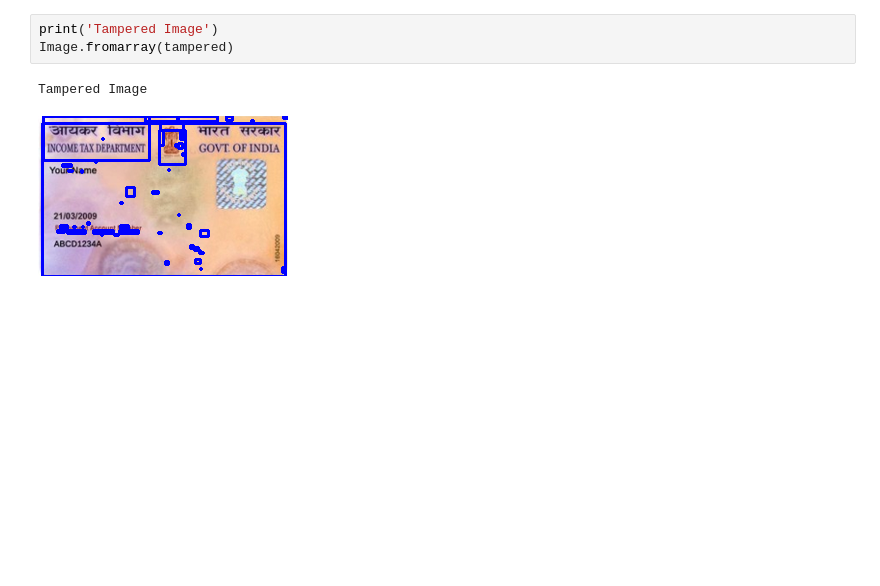
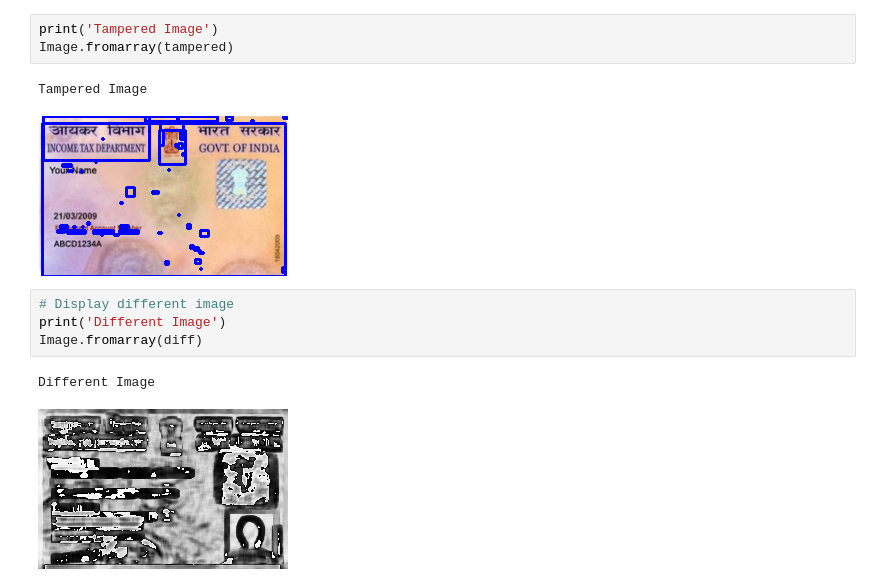
Before and after one commit to vgauss07/Machine_Learning_Projects, a Jupyter notebook: ID_Tampering_Detection/card_tampering.ipynb, the cells around one changed output. Saved outputs shown, nothing was run; the diff lists cells and outputs as text; blank space fills up the shorter version.

```diff
--- a/ID_Tampering_Detection/card_tampering.ipynb
+++ b/ID_Tampering_Detection/card_tampering.ipynb
@@ -109,3 +109,10 @@ Image.fromarray(tampered)
 # %% [output]
 Tampered Image
 [figure]
+# %%
+# Display different image
+print('Different Image')
+Image.fromarray(diff)
+# %% [output]
+Different Image
+[figure, added]
```
Also changed, not shown: parts of 2 cells of this notebook, 5 other files.
